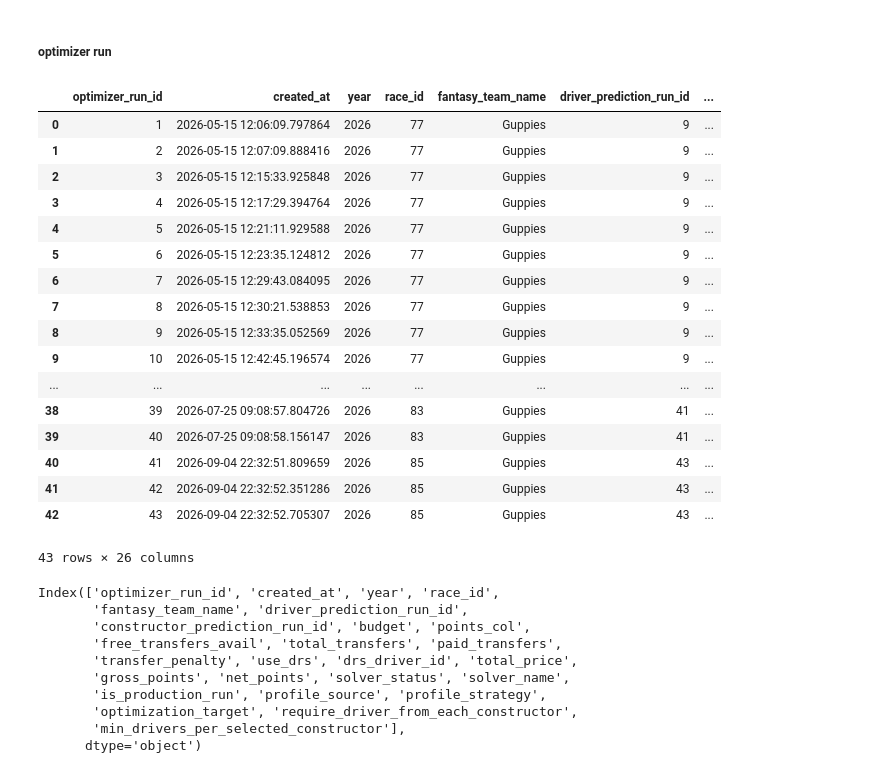
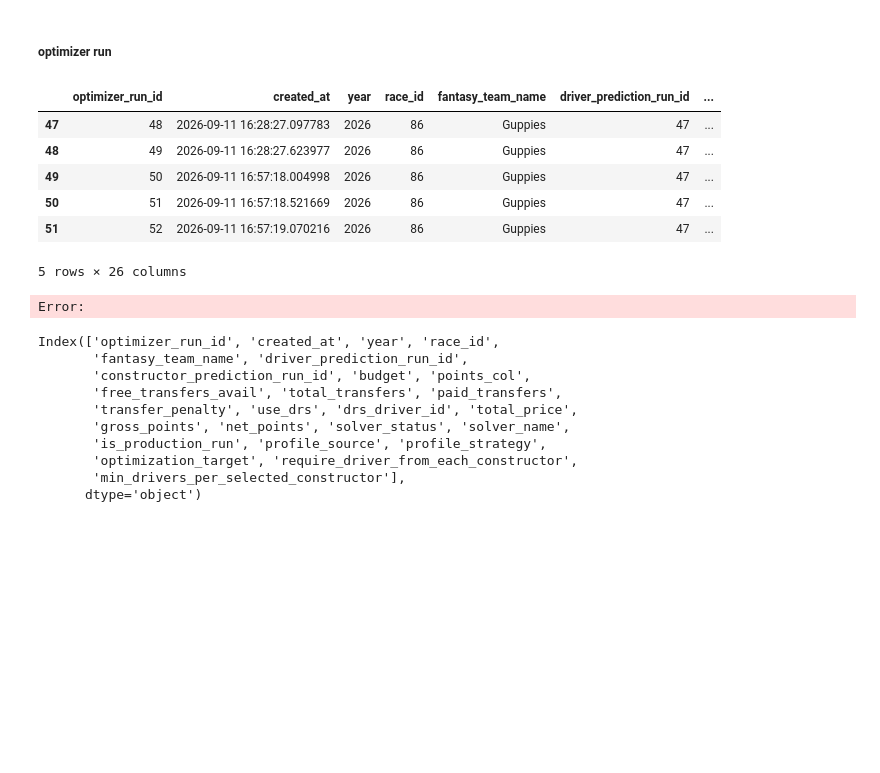
Before and after one commit to jguptil1/F1Fantasy, a Jupyter notebook: src/ingestion/database_testing.ipynb, the cells around one changed output. Saved outputs shown, nothing was run; the diff lists cells and outputs as text; code cells hidden in the pictures; blank space fills up the shorter version.

```diff
--- a/src/ingestion/database_testing.ipynb
+++ b/src/ingestion/database_testing.ipynb
@@ -2973,33 +2973,23 @@ team_config_table
 # %%
 def optimizer_run():
     with duckdb.connect(DATABASE_PATH, read_only=True) as con:
         result = con.execute("""
             SELECT *
             FROM optimizer_run
         """).df()
     return result
 
-optimizer_run_table = optimizer_run()
+optimizer_run_table = optimizer_run().tail()
 optimizer_run_table
 # %% [output]
 |  | optimizer_run_id | created_at | year | race_id | fantasy_team_name | driver_prediction_run_id | ... |
-| 0 | 1 | 2026-05-15 12:06:09.797864 | 2026 | 77 | Guppies | 9 | ... |
-| 1 | 2 | 2026-05-15 12:07:09.888416 | 2026 | 77 | Guppies | 9 | ... |
-| 2 | 3 | 2026-05-15 12:15:33.925848 | 2026 | 77 | Guppies | 9 | ... |
-| 3 | 4 | 2026-05-15 12:17:29.394764 | 2026 | 77 | Guppies | 9 | ... |
-| 4 | 5 | 2026-05-15 12:21:11.929588 | 2026 | 77 | Guppies | 9 | ... |
-| 5 | 6 | 2026-05-15 12:23:35.124812 | 2026 | 77 | Guppies | 9 | ... |
-| 6 | 7 | 2026-05-15 12:29:43.084095 | 2026 | 77 | Guppies | 9 | ... |
-| 7 | 8 | 2026-05-15 12:30:21.538853 | 2026 | 77 | Guppies | 9 | ... |
-| 8 | 9 | 2026-05-15 12:33:35.052569 | 2026 | 77 | Guppies | 9 | ... |
-| 9 | 10 | 2026-05-15 12:42:45.196574 | 2026 | 77 | Guppies | 9 | ... |
-| ... | ... | ... | ... | ... | ... | ... | ... |
-| 38 | 39 | 2026-07-25 09:08:57.804726 | 2026 | 83 | Guppies | 41 | ... |
-| 39 | 40 | 2026-07-25 09:08:58.156147 | 2026 | 83 | Guppies | 41 | ... |
-| 40 | 41 | 2026-09-04 22:32:51.809659 | 2026 | 85 | Guppies | 43 | ... |
-| 41 | 42 | 2026-09-04 22:32:52.351286 | 2026 | 85 | Guppies | 43 | ... |
-| 42 | 43 | 2026-09-04 22:32:52.705307 | 2026 | 85 | Guppies | 43 | ... |
+| 47 | 48 | 2026-09-11 16:28:27.097783 | 2026 | 86 | Guppies | 47 | ... |
+| 48 | 49 | 2026-09-11 16:28:27.623977 | 2026 | 86 | Guppies | 47 | ... |
+| 49 | 50 | 2026-09-11 16:57:18.004998 | 2026 | 86 | Guppies | 47 | ... |
+| 50 | 51 | 2026-09-11 16:57:18.521669 | 2026 | 86 | Guppies | 47 | ... |
+| 51 | 52 | 2026-09-11 16:57:19.070216 | 2026 | 86 | Guppies | 47 | ... |
-43 rows × 26 columns
+5 rows × 26 columns
+Error:
 # %%
 optimizer_run_table.columns
 # %% [output]
```
Also changed, not shown: parts of 1 cell of this notebook, 3 other files.
